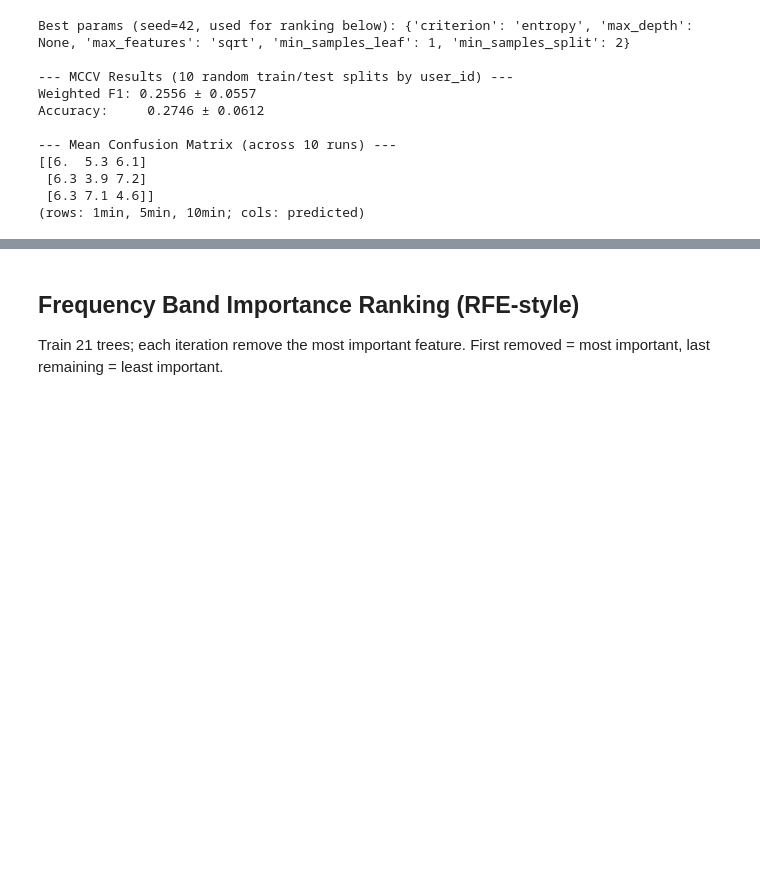
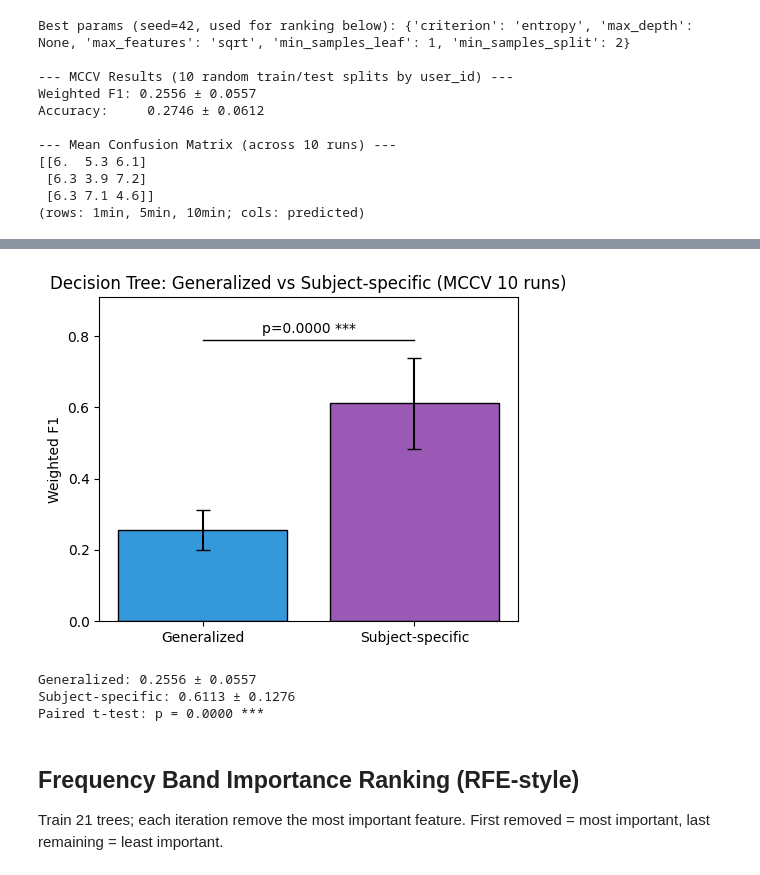
Before and after one commit to Spector3702/MuscleRecovery, a Jupyter notebook: decision_tree.ipynb, the cells around one changed output, grey strips where cells are left out. Cells and saved outputs as stored; diff of their text form; code cells hidden in the pictures; blank space fills up the shorter version.

```diff
--- a/decision_tree.ipynb
+++ b/decision_tree.ipynb
@@ -137,3 +217,73 @@ Accuracy:     0.2746 ± 0.0612
+# %%
+# Subject-specific vs Generalized: MCCV 10 runs
+f1_generalized, f1_subject_specific = [], []
+for run, seed in enumerate(MCCV_SEEDS):
+    np.random.seed(seed)
+    shuffled_users = np.random.permutation(unique_users)
+    train_users = shuffled_users[:n_train_users]
+    test_users = shuffled_users[n_train_users:]
+
+    # Generalized
+    train_mask = df["user_id"].isin(train_users)
+    test_mask = df["user_id"].isin(test_users)
+    X_train_g = df[train_mask][feature_cols].values
+    y_train_g = df[train_mask]["rest_int"].values
+    X_test_all = df[test_mask][feature_cols].values
+    y_test_all = df[test_mask]["rest_int"].values
+    clf_g = DecisionTreeClassifier(random_state=42)
+    gs_g = GridSearchCV(clf_g, param_grid, cv=cv, scoring="f1_weighted", n_jobs=-1, verbose=0)
+    gs_g.fit(X_train_g, y_train_g)
+    f1_generalized.append(f1_score(y_test_all, gs_g.best_estimator_.predict(X_test_all), average="weighted"))
+
+    # Subject-specific
+    f1_per_user = []
+    for uid in test_users:
+        df_u = df[df["user_id"] == uid]
+        X_u = df_u[feature_cols].values
+        y_u = df_u["rest_int"].values
+        if len(y_u) < 6:
+            f1_per_user.append(0.0)
+            continue
+        n_splits = min(3, len(y_u) // 6) or 2
+        skf_u = StratifiedKFold(n_splits=max(2, n_splits), shuffle=True, random_state=42)
+        preds, truths = [], []
+        for tr_idx, te_idx in skf_u.split(X_u, y_u):
+            clf_u = DecisionTreeClassifier(random_state=42)
+            gs_u = GridSearchCV(clf_u, param_grid, cv=2, scoring="f1_weighted", n_jobs=-1, verbose=0)
+            gs_u.fit(X_u[tr_idx], y_u[tr_idx])
+            preds.extend(gs_u.best_estimator_.predict(X_u[te_idx]))
+            truths.extend(y_u[te_idx])
+        f1_per_user.append(f1_score(truths, preds, average="weighted"))
+    f1_subject_specific.append(np.mean(f1_per_user))
+
+# Paired t-test
+t_stat, p_val = stats.ttest_rel(f1_generalized, f1_subject_specific)
+sig = "***" if p_val < 0.001 else "**" if p_val < 0.01 else "*" if p_val < 0.05 else "ns"
+
+# Bar chart
+fig, ax = plt.subplots(figsize=(5, 4))
+x = np.arange(2)
+means = [np.mean(f1_generalized), np.mean(f1_subject_specific)]
+stds = [np.std(f1_generalized), np.std(f1_subject_specific)]
+ax.bar(x, means, yerr=stds, capsize=5, color=["#3498db", "#9b59b6"], edgecolor="black")
+ax.set_xticks(x)
+ax.set_xticklabels(["Generalized", "Subject-specific"])
+ax.set_ylabel("Weighted F1")
+ax.set_title("Decision Tree: Generalized vs Subject-specific (MCCV 10 runs)")
+ymax = max(means) + max(stds) + 0.05
+ax.plot([0, 1], [ymax, ymax], "k-", lw=1)
+ax.text(0.5, ymax + 0.02, f"p={p_val:.4f} {sig}", ha="center", fontsize=10)
+ax.set_ylim(0, ymax + 0.12)
+plt.tight_layout()
+plt.show()
+print(f"Generalized: {np.mean(f1_generalized):.4f} ± {np.std(f1_generalized):.4f}")
+print(f"Subject-specific: {np.mean(f1_subject_specific):.4f} ± {np.std(f1_subject_specific):.4f}")
+print(f"Paired t-test: p = {p_val:.4f} {sig}")
+# %% [output]
+[figure, added]
+Generalized: 0.2556 ± 0.0557
+Subject-specific: 0.6113 ± 0.1276
+Paired t-test: p = 0.0000 ***
 # %% [markdown]
 ## Frequency Band Importance Ranking (RFE-style)
 
```
Also changed, not shown: parts of 4 cells of this notebook, 3 other files.
